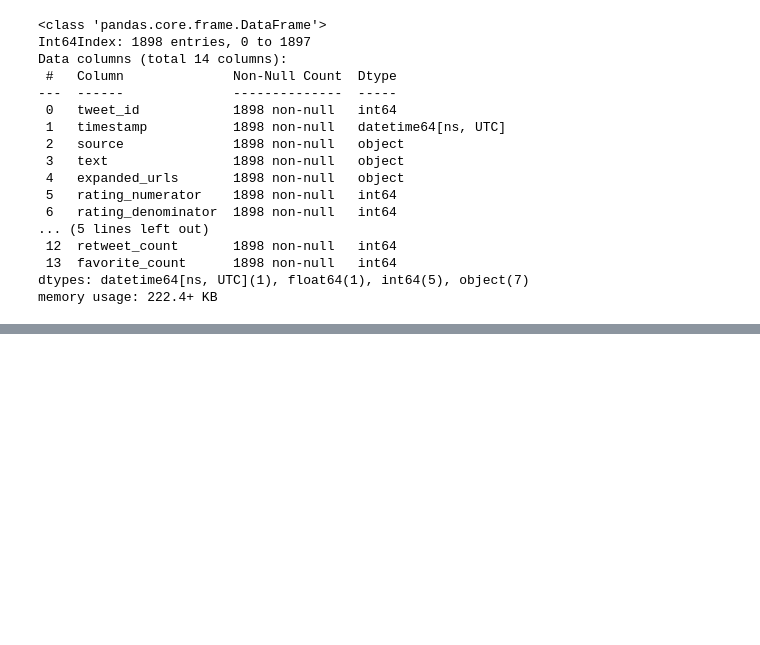
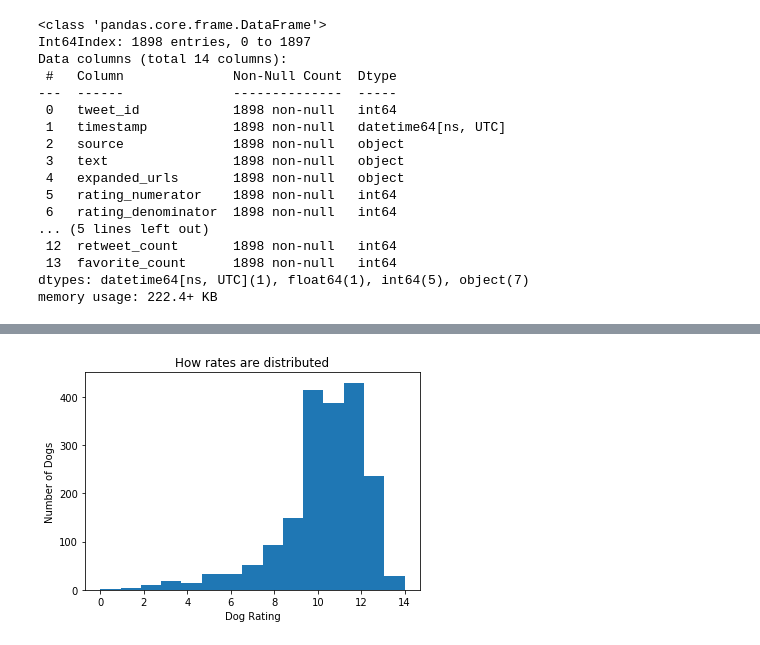
Before and after one commit to Chemapp/Dog-Data-Wrangling, a Jupyter notebook: wrangle_act.ipynb, the cells around one changed output, grey strips where cells are left out. Saved outputs shown, nothing was run; the diff lists cells and outputs as text; code cells hidden in the pictures; blank space fills up the shorter version.

```diff
--- a/wrangle_act.ipynb
+++ b/wrangle_act.ipynb
@@ -963,0 +998,8 @@ df_clean.to_csv('master_Tweeter_file.csv', index = False)
+# %%
+#Visualization of the rating histogram
+df_clean['rating_numerator'].plot(kind = 'hist', bins = 15)
+plt.title('How rates are distributed')
+plt.ylabel('Number of Dogs')
+plt.xlabel('Dog Rating');
+# %% [output]
+[figure, added]
```
Also changed, not shown: parts of 31 cells of this notebook, 13 other files.
